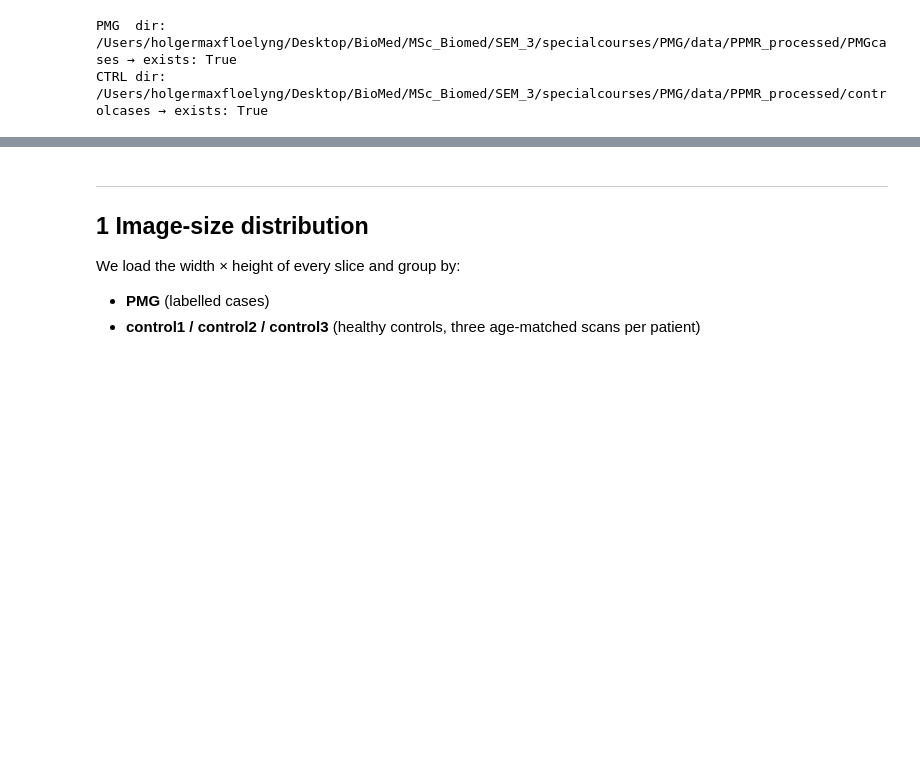
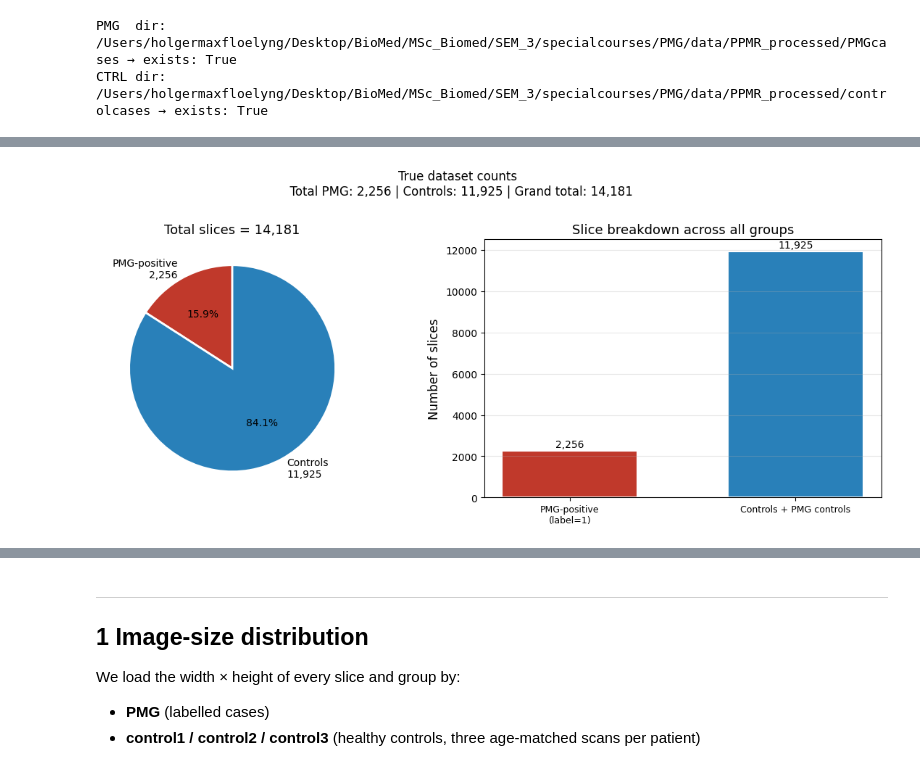
Before and after one commit to HolgeMax/PMG, a Jupyter notebook: notebooks/JPEG_exploration.ipynb, the cells around one changed output, grey strips where cells are left out. Cells and saved outputs as stored; diff of their text form; code cells hidden in the pictures; blank space fills up the shorter version.

```diff
--- a/notebooks/JPEG_exploration.ipynb
+++ b/notebooks/JPEG_exploration.ipynb
@@ -204,0 +344,39 @@ print(f"  label=3 slices removed: {_lbl3_removed:,}")
+# %%
+# ── true_dist_bar_pmg+controls.png
+# Binary pie + bar: PMG found vs Controls + No-PMG-visible (uncertain removed, n=14,181)
+
+v_pos2   = int(df_all['PMG subject positive'].sum())        # 2256
+v_neg2   = int(df_all['Control + PMG-negative'].sum())      # 11925
+total2   = v_pos2 + v_neg2                                  # 14181
+
+VALS2   = [v_pos2, v_neg2]
+COLORS2 = ['#C0392B', '#2980B9']
+LABS2   = [f'PMG-positive\n{v_pos2:,}', f'Controls\n{v_neg2:,}']
+XTICK2  = ['PMG-positive\n(label=1)', 'Controls + PMG controls']
+
+fig, axes = plt.subplots(1, 2, figsize=(12, 5))
+
+axes[0].pie(VALS2, labels=LABS2, colors=COLORS2,
+            autopct='%1.1f%%', startangle=90,
+            textprops={'fontsize': 10},
+            wedgeprops={'edgecolor': 'white', 'linewidth': 2})
+axes[0].set_title(f'Total slices = {total2:,}', fontsize=13)
+
+for i, (val, color) in enumerate(zip(VALS2, COLORS2)):
+    axes[1].bar(i, val, color=color, edgecolor='white', linewidth=1.5, width=0.6)
+    axes[1].text(i, val + 80, f'{val:,}', ha='center', va='bottom', fontsize=10)
+axes[1].set_xticks(range(2))
+axes[1].set_xticklabels(XTICK2, fontsize=9)
+axes[1].set_ylabel('Number of slices', fontsize=12)
+axes[1].set_title('Slice breakdown across all groups', fontsize=13)
+axes[1].grid(axis='y', alpha=0.3)
+
+plt.suptitle(
+    f'True dataset counts\n  Total PMG: {v_pos2:,} | Controls: {v_neg2:,} | Grand total: {total2:,}',
+    fontsize=12, y=1.01,
+)
+plt.tight_layout()
+plt.savefig('../results/plots/true_dist_bar_pmg+controls.png', dpi=150, bbox_inches='tight')
+plt.show()
+# %% [output]
+[figure, added]
```
Also changed, not shown: parts of 27 cells of this notebook, 1 other file.
